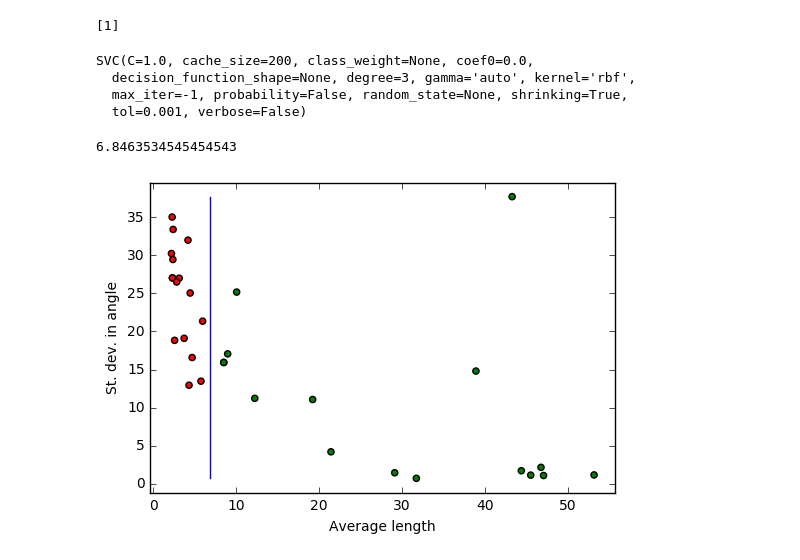
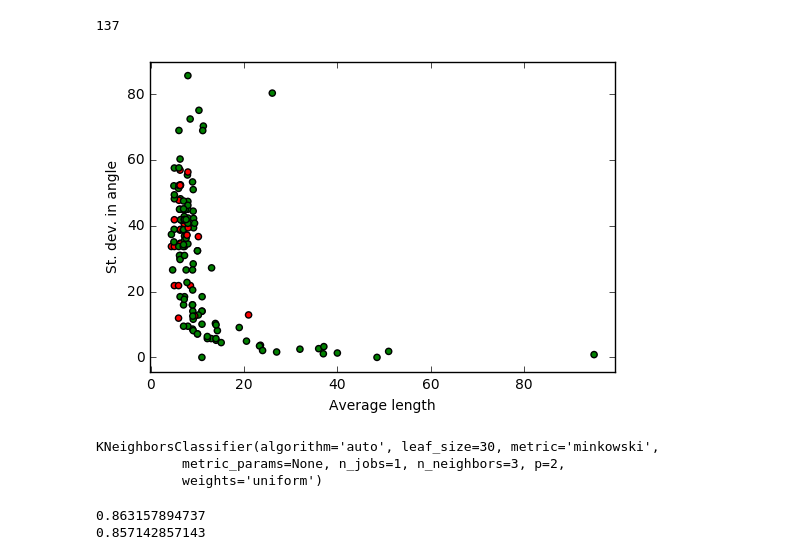
Before and after one commit to liu963/insight-project, a Jupyter notebook: pattern-recognition/Classifier.ipynb, the cells around one changed output. Saved outputs shown, nothing was run; the diff lists cells and outputs as text; code cells hidden in the pictures.

Commit message:
Implemented and tested KNN classifier using more examples

```diff
--- a/pattern-recognition/Classifier.ipynb
+++ b/pattern-recognition/Classifier.ipynb
@@ -34,4 +15,16 @@ from sklearn.svm import SVC
+# %%
+data = data[data.ClusterSize>10]
+len(data)
+# %% [output]
+137
+# %%
+data = data.reindex(np.random.permutation(data.index))
+
+cutoff = int(0.7*len(data))
+
+train_data = data[:cutoff]
+test_data = data[cutoff:]
 # %%
-# X = np.array([data.Avglength,data.Stdangle]).T
-X = data.Avglength.as_matrix().reshape(-1,1)
+X = np.array([data.MedLength,data.IqrAngle]).T
+# X = data.Avglength.as_matrix().reshape(-1,1)
 y = data.Label.as_matrix()
@@ -41,11 +30,0 @@ model = clf.fit(X, y)
-# %%
-print(clf.predict([[8]]))
-# %% [output]
-[1]
-# %%
-model
-# %% [output]
-SVC(C=1.0, cache_size=200, class_weight=None, coef0=0.0,
-  decision_function_shape=None, degree=3, gamma='auto', kernel='rbf',
-  max_iter=-1, probability=False, random_state=None, shrinking=True,
-  tol=0.001, verbose=False)
@@ -63,16 +31,12 @@ for x in xx:
-# %%
-x_dec
-# %% [output]
-6.8463534545454543
 # %%
 colors = ['g' if label else 'r' for label in data.Label]
 
-plt.scatter(data.Avglength,data.Stdangle,c=colors)
+plt.scatter(X[:,0],X[:,1],c=colors)
 plt.axis('equal')
 plt.xlabel('Average length')
 plt.ylabel('St. dev. in angle')
-plt.plot([x_dec,x_dec],[np.min(data.Stdangle),np.max(data.Stdangle)])
+# plt.plot([x_dec,x_dec],[np.min(data.Stdangle),np.max(data.Stdangle)])
 plt.axis('tight')
 plt.show()
 # %% [output]
-[figure, old version]
+[figure, new version]
@@ -78,0 +51,7 @@ plt.show()
+# %%
+neigh = KNeighborsClassifier(n_neighbors=3)
+neigh.fit(X_train, y_train)
+# %% [output]
+KNeighborsClassifier(algorithm='auto', leaf_size=30, metric='minkowski',
+           metric_params=None, n_jobs=1, n_neighbors=3, p=2,
+           weights='uniform')
@@ -78,0 +62,8 @@ plt.show()
+# %%
+train_err = float(sum(y_pred_train==y_train))/len(y_train)
+test_err = float(sum(y_pred_test==y_test))/len(y_test)
+print train_err
+print test_err
+# %% [output]
+0.863157894737
+0.857142857143
```
Also changed, not shown: parts of 18 cells of this notebook, 4 other files.
